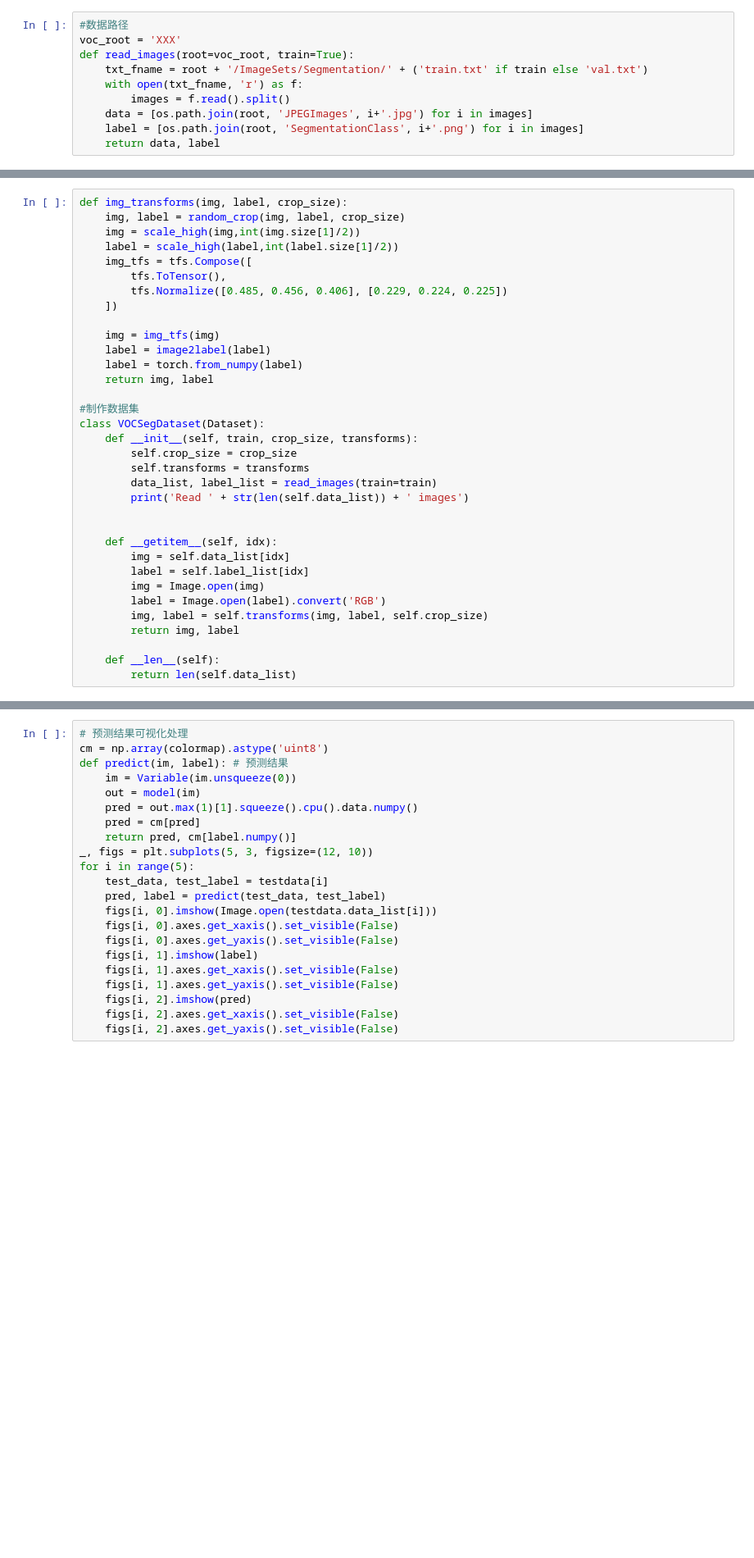
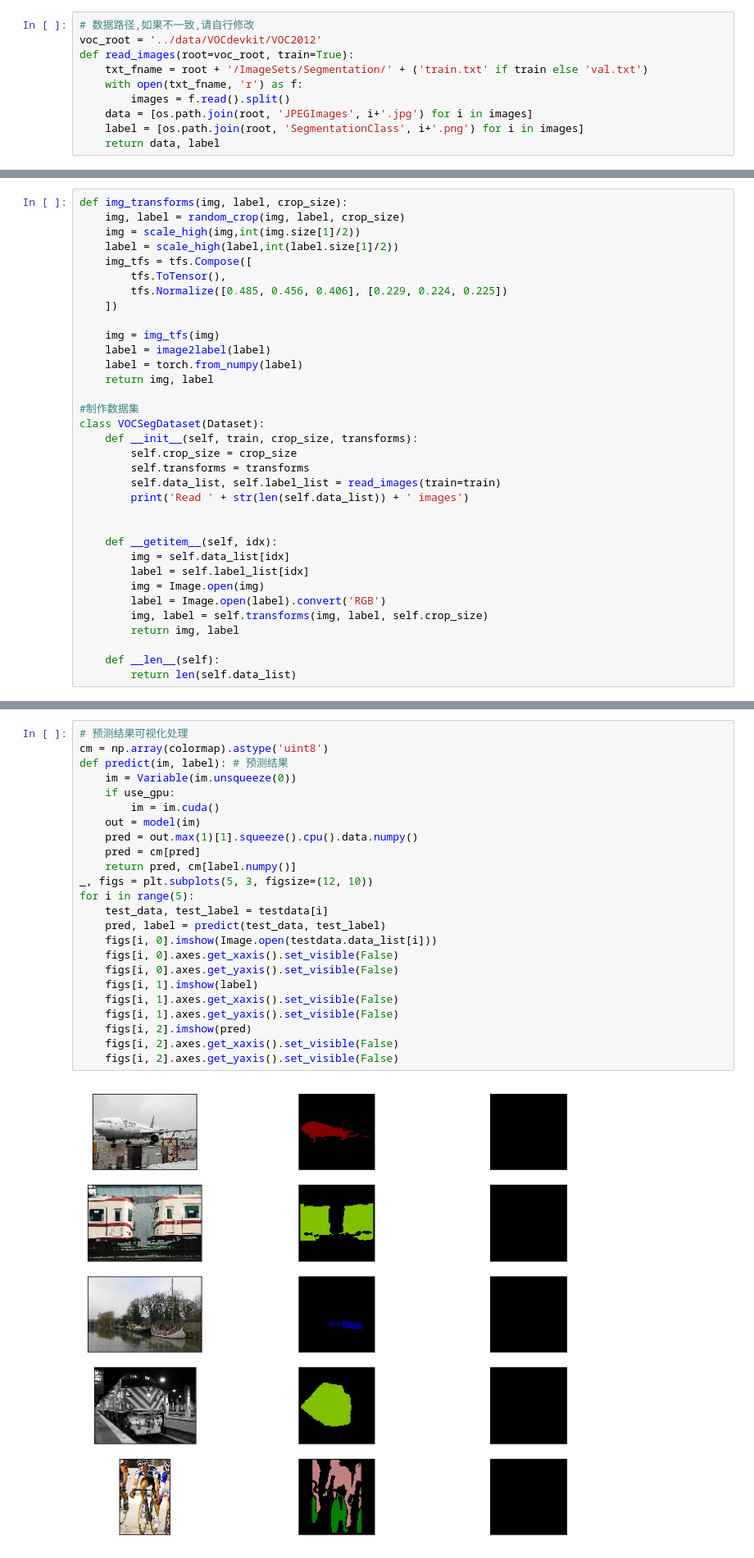
Before and after one commit to LianHaiMiao/pytorch-lesson-zh, a Jupyter notebook: CV/FCN.ipynb, the cells around one changed output, grey strips where cells are left out. Shown: that part at 82% size. Cells and saved outputs as stored; diff of their text form; blank space fills up the shorter version.

```diff
--- a/CV/FCN.ipynb
+++ b/CV/FCN.ipynb
@@ -74,8 +130,8 @@ from torch.utils.data import Dataset, DataLoader
 
 warnings.filterwarnings("ignore")
 # %%
-#数据路径
-voc_root = 'XXX'
+# 数据路径,如果不一致,请自行修改
+voc_root = '../data/VOCdevkit/VOC2012'
 def read_images(root=voc_root, train=True):
     txt_fname = root + '/ImageSets/Segmentation/' + ('train.txt' if train else 'val.txt')
     with open(txt_fname, 'r') as f:
@@ -146,7 +202,7 @@ class VOCSegDataset(Dataset):
     def __init__(self, train, crop_size, transforms):
         self.crop_size = crop_size
         self.transforms = transforms
-        data_list, label_list = read_images(train=train)
+        self.data_list, self.label_list = read_images(train=train)
         print('Read ' + str(len(self.data_list)) + ' images')
 
 
@@ -536,22 +608,26 @@ torch.save(model.state_dict(), './FCN_params.pkl')
 # %%
 # 预测结果可视化处理
 cm = np.array(colormap).astype('uint8')
 def predict(im, label): # 预测结果
     im = Variable(im.unsqueeze(0))
+    if use_gpu:
+        im = im.cuda()
     out = model(im)
     pred = out.max(1)[1].squeeze().cpu().data.numpy()
     pred = cm[pred]
     return pred, cm[label.numpy()]
 _, figs = plt.subplots(5, 3, figsize=(12, 10))
 for i in range(5):
     test_data, test_label = testdata[i]
     pred, label = predict(test_data, test_label)
     figs[i, 0].imshow(Image.open(testdata.data_list[i]))
     figs[i, 0].axes.get_xaxis().set_visible(False)
     figs[i, 0].axes.get_yaxis().set_visible(False)
     figs[i, 1].imshow(label)
     figs[i, 1].axes.get_xaxis().set_visible(False)
     figs[i, 1].axes.get_yaxis().set_visible(False)
     figs[i, 2].imshow(pred)
     figs[i, 2].axes.get_xaxis().set_visible(False)
     figs[i, 2].axes.get_yaxis().set_visible(False)
+# %% [output]
+[figure, added]
```
Also changed, not shown: parts of 8 cells of this notebook, 2 other files.
